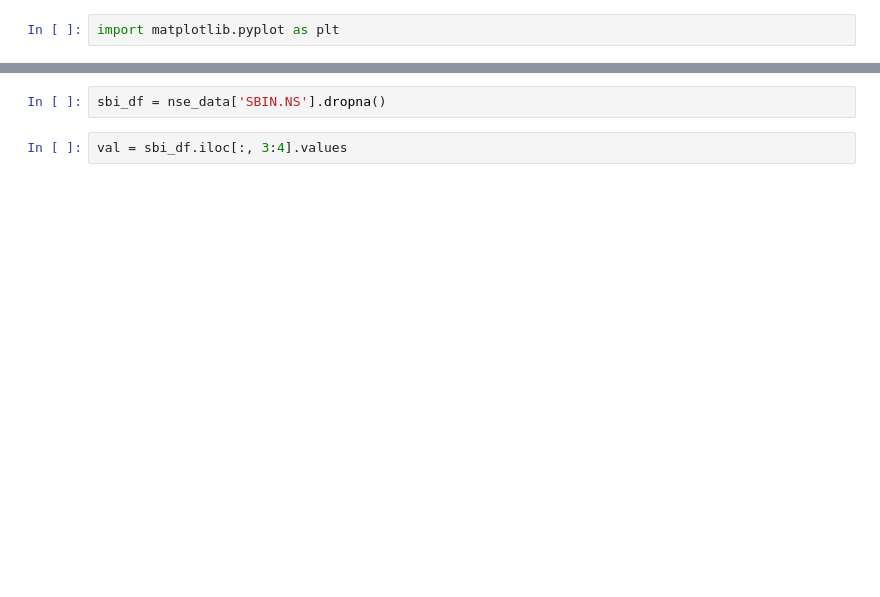
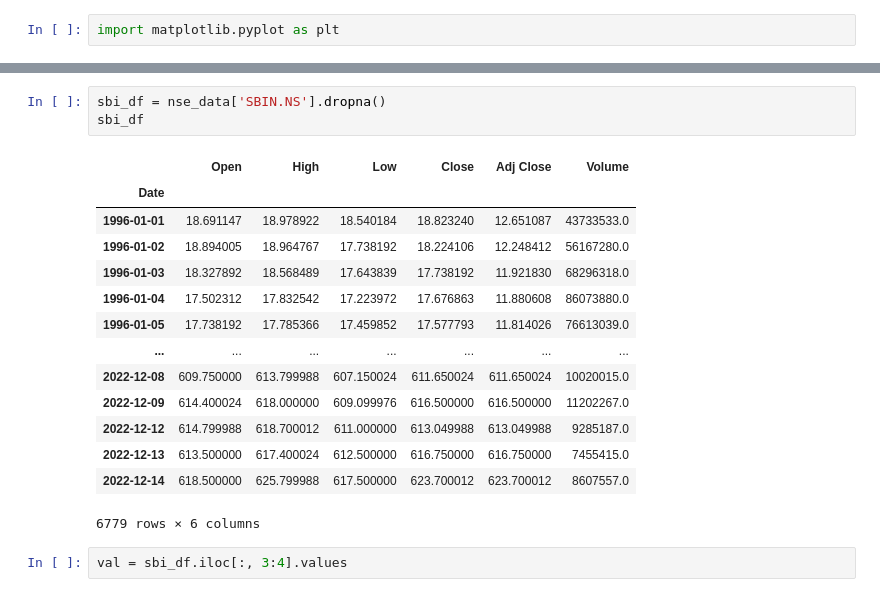
Before and after one commit to tanjeetsarkar/lstm_stock_prediction, a Jupyter notebook: stock_market/data_engg1.ipynb, the cells around one changed output, grey strips where cells are left out. Cells and saved outputs as stored; diff of their text form; blank space fills up the shorter version.

```diff
--- a/stock_market/data_engg1.ipynb
+++ b/stock_market/data_engg1.ipynb
@@ -177,5 +177,21 @@ array([[ 18.82324028],
 # %%
 sbi_df = nse_data['SBIN.NS'].dropna()
+sbi_df
+# %% [output]
+|  | Open | High | Low | Close | Adj Close | Volume |
+| Date |  |  |  |  |  |  |
+| 1996-01-01 | 18.691147 | 18.978922 | 18.540184 | 18.823240 | 12.651087 | 43733533.0 |
+| 1996-01-02 | 18.894005 | 18.964767 | 17.738192 | 18.224106 | 12.248412 | 56167280.0 |
+| 1996-01-03 | 18.327892 | 18.568489 | 17.643839 | 17.738192 | 11.921830 | 68296318.0 |
+| 1996-01-04 | 17.502312 | 17.832542 | 17.223972 | 17.676863 | 11.880608 | 86073880.0 |
+| 1996-01-05 | 17.738192 | 17.785366 | 17.459852 | 17.577793 | 11.814026 | 76613039.0 |
+| ... | ... | ... | ... | ... | ... | ... |
+| 2022-12-08 | 609.750000 | 613.799988 | 607.150024 | 611.650024 | 611.650024 | 10020015.0 |
+| 2022-12-09 | 614.400024 | 618.000000 | 609.099976 | 616.500000 | 616.500000 | 11202267.0 |
+| 2022-12-12 | 614.799988 | 618.700012 | 611.000000 | 613.049988 | 613.049988 | 9285187.0 |
+| 2022-12-13 | 613.500000 | 617.400024 | 612.500000 | 616.750000 | 616.750000 | 7455415.0 |
+| 2022-12-14 | 618.500000 | 625.799988 | 617.500000 | 623.700012 | 623.700012 | 8607557.0 |
+6779 rows × 6 columns
 # %%
 val = sbi_df.iloc[:, 3:4].values
 # %%
```
Also changed, not shown: parts of 11 cells of this notebook, 6 other files.
